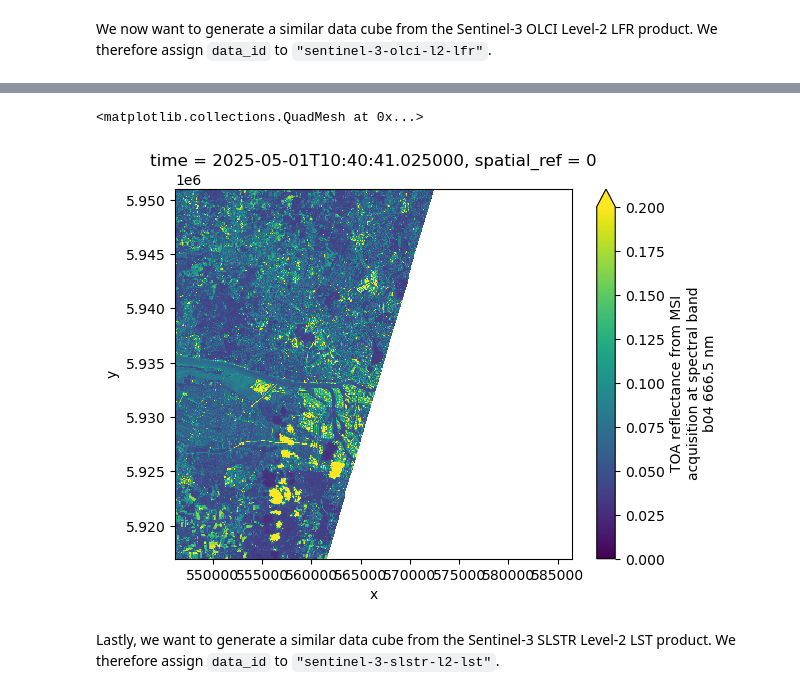
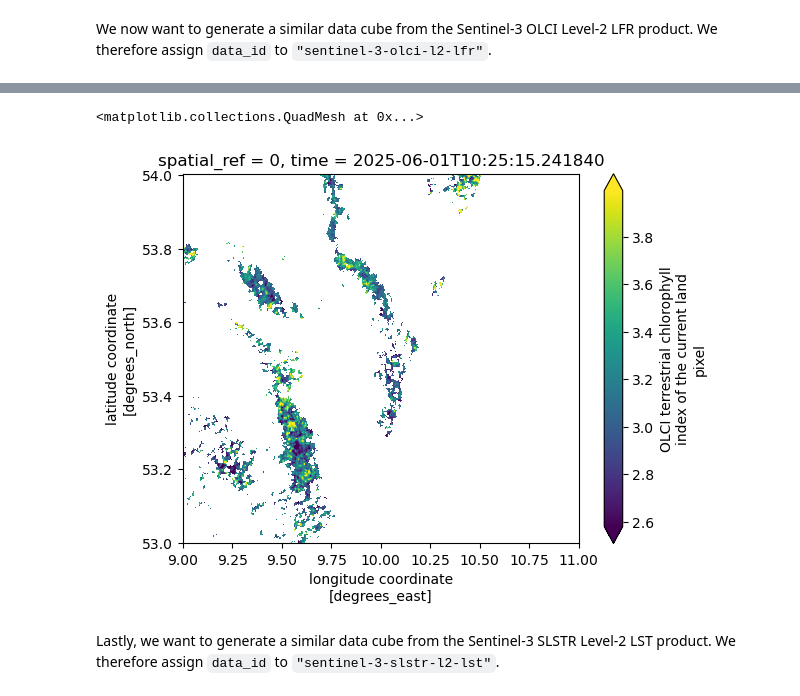
Before and after one commit to EOPF-Sample-Service/xcube-eopf, a Jupyter notebook: examples/sentinel_3.ipynb, the cells around one changed output, grey strips where cells are left out. Saved outputs shown, nothing was run; the diff lists cells and outputs as text; code cells hidden in the pictures.

```diff
--- a/examples/sentinel_3.ipynb
+++ b/examples/sentinel_3.ipynb
@@ -53,6 +53,9 @@ We now want to generate a data cube from the Sentinel-3 OLCI Level-1 EFR product
 # %%
 bbox = [9., 53., 11., 54.]
-crs_utm = "EPSG:4326"
+crs = "EPSG:4326"
+time_range = ["2025-06-01", "2025-06-05"]
+resolution = 300 # meter
+bands = ["oa04_radiance", "oa06_radiance", "oa08_radiance"] # RGB bands
 # %%
 %%time
 ds = store.open_data(
@@ -103,9 +269,9 @@ We now want to generate a similar data cube from the Sentinel-3 OLCI Level-2 LFR
 ds = store.open_data(
     data_id="sentinel-3-olci-l2-lfr",
     bbox=bbox,
-    time_range=["2025-06-01", "2025-06-15"],
-    spatial_res=300 / 111320, # conversion to degree approx.
-    crs=crs_utm,
+    time_range=time_range,
+    spatial_res=resolution / 111320, # conversion to degree approx.
+    crs=crs,
 )
 ds
 # %% [output]
@@ -173,4 +375,4 @@ xcube_eopf_version :
 # %%
 %%time
-ds.otci.isel(time=0)[::10, ::10].plot(vmin=0, vmax=0.2)
+ds.otci.isel(time=0).plot(robust=True)
 # %% [output]
@@ -179,5 +381,5 @@ Wall time: 2.37 s
 <matplotlib.collections.QuadMesh at 0x...>
-[figure, old version]
+[figure, new version]
 # %% [markdown]
 Lastly, we want to generate a similar data cube from the Sentinel-3 SLSTR Level-2 LST product. We therefore assign `data_id` to `"sentinel-3-slstr-l2-lst"`.
 # %%
```
Also changed, not shown: parts of 10 cells of this notebook, 11 other files.
